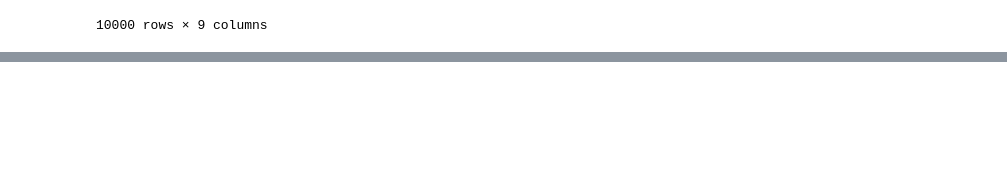
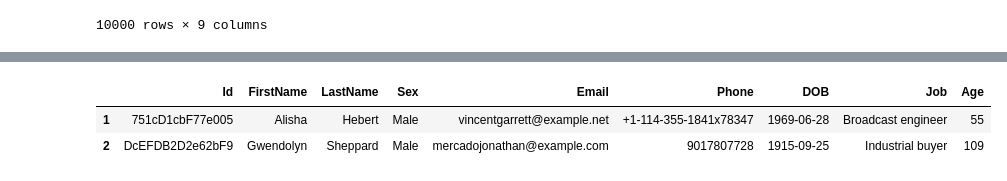
Before and after one commit to vimalmenon/learn-pandas-and-numpy, a Jupyter notebook: 03-data.ipynb, the cells around one changed output, grey strips where cells are left out. Cells and saved outputs as stored; diff of their text form; code cells hidden in the pictures; blank space fills up the shorter version.

```diff
--- a/03-data.ipynb
+++ b/03-data.ipynb
@@ -344,0 +361,6 @@ gk
+# %%
+df_new_header.take([1, 2])
+# %% [output]
+|  | Id | FirstName | LastName | Sex | Email | Phone | DOB | Job | Age |
+| 1 | 751cD1cbF77e005 | Alisha | Hebert | Male | vincentgarrett@example.net | +1-114-355-1841x78347 | 1969-06-28 | Broadcast engineer | 55 |
+| 2 | DcEFDB2D2e62bF9 | Gwendolyn | Sheppard | Male | mercadojonathan@example.com | 9017807728 | 1915-09-25 | Industrial buyer | 109 |
```
Also changed, not shown: parts of 2 cells of this notebook, 1 other file.
